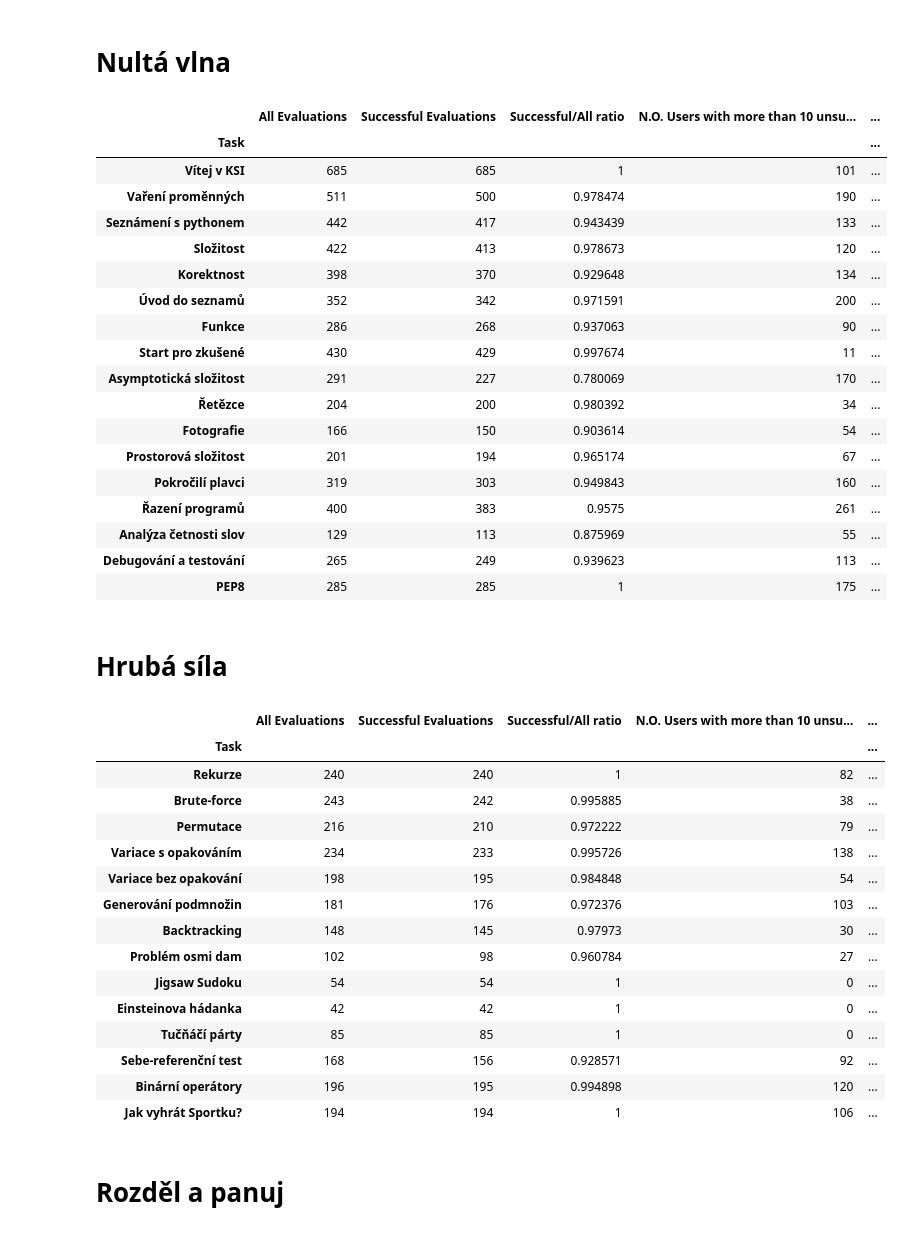
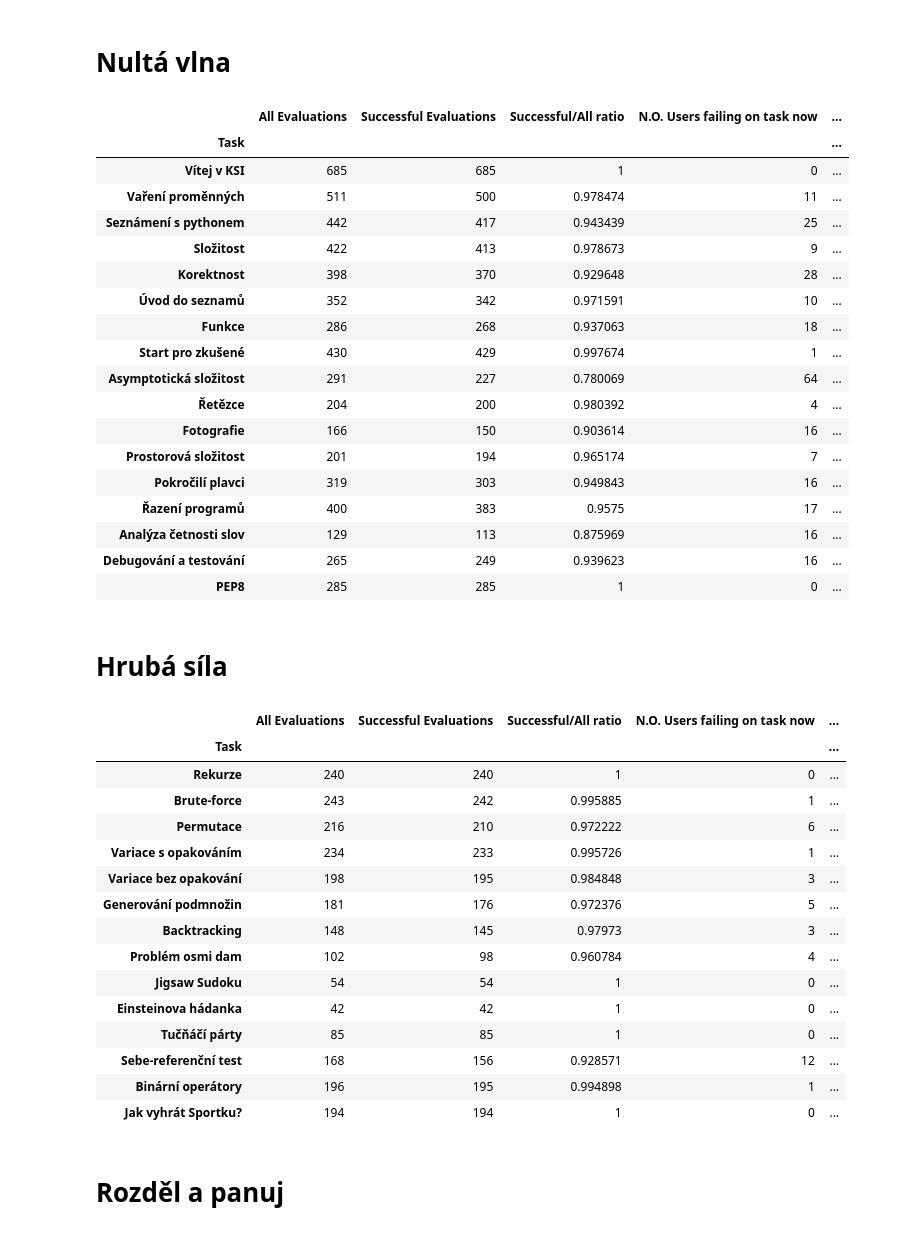
Before and after one commit to fi-ksi/dashboard-alpha, a Jupyter notebook: notebooks/tasks.ipynb, the cells around one changed output. Saved outputs shown, nothing was run; the diff lists cells and outputs as text; code cells hidden in the pictures.

Commit message:
Add no users failing on task now.

```diff
--- a/notebooks/tasks.ipynb
+++ b/notebooks/tasks.ipynb
@@ -81,6 +81,7 @@ def show_wave_stats(wave):
             evaluations_per_task_d[task],
             successful_evaluations_d[task],
             successful_evaluations_d[task] / evaluations_per_task_d[task],
+            evaluations_per_task_d[task]-successful_evaluations_d[task],
             problematic_tasks[10][task] if task in problematic_tasks[10] else 0,
             problematic_tasks[30][task] if task in problematic_tasks[30] else 0,
             problematic_tasks[50][task] if task in problematic_tasks[50] else 0,
@@ -94,67 +95,69 @@ def show_wave_stats(wave):
         'Task',
         'All Evaluations',
         'Successful Evaluations',
         'Successful/All ratio',
+        'N.O. Users failing on task now',
         'N.O. Users with more than 10 unsucc. evaluations',
         'N.O. Users with more than 30 unsucc. evaluations',
         'N.O. Users with more than 50 unsucc. evaluations',
     ])
     df = df.set_index('Task')
 
     cm = sns.light_palette("red", as_cmap=True)
     s = df.style.background_gradient(subset=[
+        'N.O. Users failing on task now',
         'N.O. Users with more than 10 unsucc. evaluations',
         'N.O. Users with more than 30 unsucc. evaluations',
         'N.O. Users with more than 50 unsucc. evaluations',
     ], cmap=cm)
 
     cm = sns.light_palette("green", as_cmap=True)
     df = s.background_gradient(subset=[
         'Successful/All ratio',
     ], cmap=cm)
 
     display(Markdown('# {name}'.format(name=wave.caption)))
     display(s)
 
 
 for wave in all_waves:
     show_wave_stats(wave)
 # %% [output]
 # Nultá vlna
-|  | All Evaluations | Successful Evaluations | Successful/All ratio | N.O. Users with more than 10 unsu... | ... |
+|  | All Evaluations | Successful Evaluations | Successful/All ratio | N.O. Users failing on task now | ... |
 | Task |  |  |  |  | ... |
-| Vítej v KSI | 685 | 685 | 1 | 101 | ... |
-| Vaření proměnných | 511 | 500 | 0.978474 | 190 | ... |
-| Seznámení s pythonem | 442 | 417 | 0.943439 | 133 | ... |
-| Složitost | 422 | 413 | 0.978673 | 120 | ... |
-| Korektnost | 398 | 370 | 0.929648 | 134 | ... |
-| Úvod do seznamů | 352 | 342 | 0.971591 | 200 | ... |
-| Funkce | 286 | 268 | 0.937063 | 90 | ... |
-| Start pro zkušené | 430 | 429 | 0.997674 | 11 | ... |
-| Asymptotická složitost | 291 | 227 | 0.780069 | 170 | ... |
-| Řetězce | 204 | 200 | 0.980392 | 34 | ... |
-| Fotografie | 166 | 150 | 0.903614 | 54 | ... |
-| Prostorová složitost | 201 | 194 | 0.965174 | 67 | ... |
-| Pokročilí plavci | 319 | 303 | 0.949843 | 160 | ... |
-| Řazení programů | 400 | 383 | 0.9575 | 261 | ... |
-| Analýza četnosti slov | 129 | 113 | 0.875969 | 55 | ... |
-| Debugování a testování | 265 | 249 | 0.939623 | 113 | ... |
-| PEP8 | 285 | 285 | 1 | 175 | ... |
+| Vítej v KSI | 685 | 685 | 1 | 0 | ... |
+| Vaření proměnných | 511 | 500 | 0.978474 | 11 | ... |
+| Seznámení s pythonem | 442 | 417 | 0.943439 | 25 | ... |
+| Složitost | 422 | 413 | 0.978673 | 9 | ... |
+| Korektnost | 398 | 370 | 0.929648 | 28 | ... |
+| Úvod do seznamů | 352 | 342 | 0.971591 | 10 | ... |
+| Funkce | 286 | 268 | 0.937063 | 18 | ... |
+| Start pro zkušené | 430 | 429 | 0.997674 | 1 | ... |
+| Asymptotická složitost | 291 | 227 | 0.780069 | 64 | ... |
+| Řetězce | 204 | 200 | 0.980392 | 4 | ... |
+| Fotografie | 166 | 150 | 0.903614 | 16 | ... |
+| Prostorová složitost | 201 | 194 | 0.965174 | 7 | ... |
+| Pokročilí plavci | 319 | 303 | 0.949843 | 16 | ... |
+| Řazení programů | 400 | 383 | 0.9575 | 17 | ... |
+| Analýza četnosti slov | 129 | 113 | 0.875969 | 16 | ... |
+| Debugování a testování | 265 | 249 | 0.939623 | 16 | ... |
+| PEP8 | 285 | 285 | 1 | 0 | ... |
 # Hrubá síla
-|  | All Evaluations | Successful Evaluations | Successful/All ratio | N.O. Users with more than 10 unsu... | ... |
+|  | All Evaluations | Successful Evaluations | Successful/All ratio | N.O. Users failing on task now | ... |
 | Task |  |  |  |  | ... |
-| Rekurze | 240 | 240 | 1 | 82 | ... |
-| Brute-force | 243 | 242 | 0.995885 | 38 | ... |
-| Permutace | 216 | 210 | 0.972222 | 79 | ... |
-| Variace s opakováním | 234 | 233 | 0.995726 | 138 | ... |
-| Variace bez opakování | 198 | 195 | 0.984848 | 54 | ... |
-| Generování podmnožin | 181 | 176 | 0.972376 | 103 | ... |
-| Backtracking | 148 | 145 | 0.97973 | 30 | ... |
-| Problém osmi dam | 102 | 98 | 0.960784 | 27 | ... |
+| Rekurze | 240 | 240 | 1 | 0 | ... |
+| Brute-force | 243 | 242 | 0.995885 | 1 | ... |
+| Permutace | 216 | 210 | 0.972222 | 6 | ... |
+| Variace s opakováním | 234 | 233 | 0.995726 | 1 | ... |
+| Variace bez opakování | 198 | 195 | 0.984848 | 3 | ... |
+| Generování podmnožin | 181 | 176 | 0.972376 | 5 | ... |
+| Backtracking | 148 | 145 | 0.97973 | 3 | ... |
+| Problém osmi dam | 102 | 98 | 0.960784 | 4 | ... |
 | Jigsaw Sudoku | 54 | 54 | 1 | 0 | ... |
 | Einsteinova hádanka | 42 | 42 | 1 | 0 | ... |
 | Tučňáčí párty | 85 | 85 | 1 | 0 | ... |
-| Sebe-referenční test | 168 | 156 | 0.928571 | 92 | ... |
-| Binární operátory | 196 | 195 | 0.994898 | 120 | ... |
-| Jak vyhrát Sportku? | 194 | 194 | 1 | 106 | ... |
+| Sebe-referenční test | 168 | 156 | 0.928571 | 12 | ... |
+| Binární operátory | 196 | 195 | 0.994898 | 1 | ... |
+| Jak vyhrát Sportku? | 194 | 194 | 1 | 0 | ... |
 # Rozděl a panuj
```
Also changed, not shown: parts of 1 cell of this notebook.
